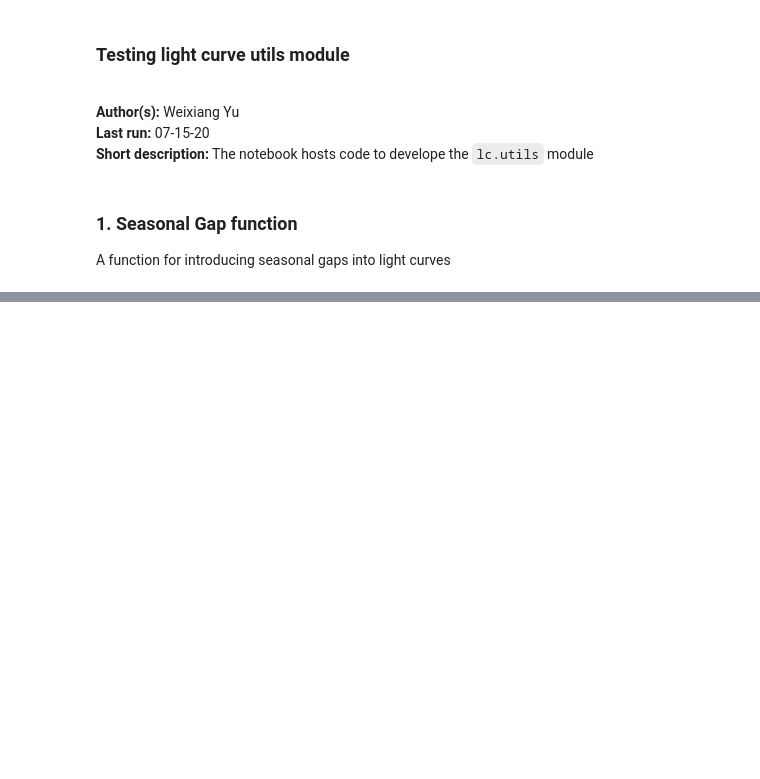
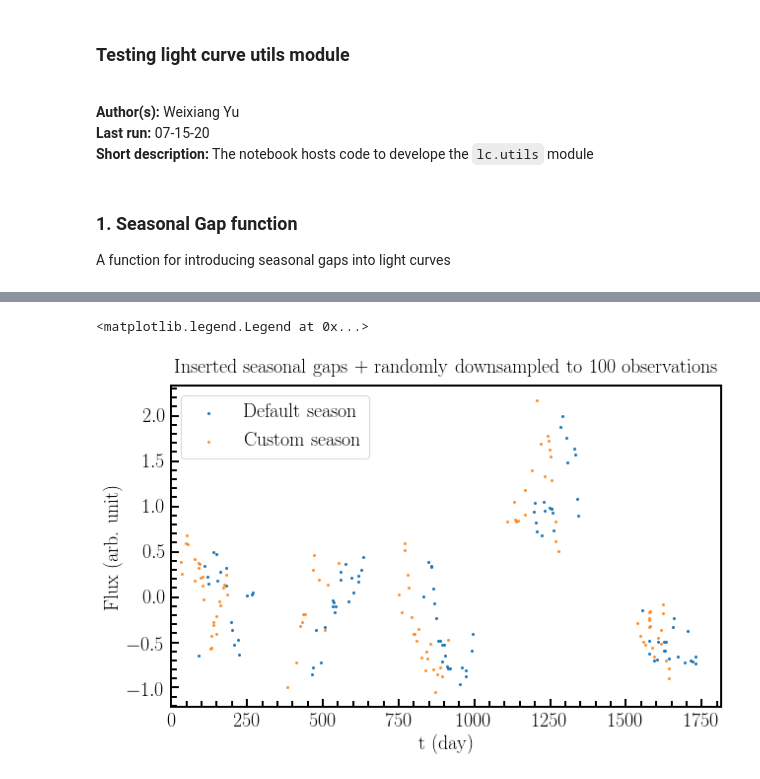
Before and after one commit to ywx649999311/EzTao, a Jupyter notebook: dev/lc/lc_utils.ipynb, the cells around one changed output, grey strips where cells are left out. Saved outputs shown, nothing was run; the diff lists cells and outputs as text; code cells hidden in the pictures; blank space fills up the shorter version.

```diff
--- a/dev/lc/lc_utils.ipynb
+++ b/dev/lc/lc_utils.ipynb
@@ -80,0 +79,41 @@ plt.legend()
+# %%
+def downsample_byN(t, nObs):
+    """Utility function to randomly choose N observation from a given light curves
+
+    Args:
+        t(array_like): Time stamp of observations in the original light curve.
+        N(int): The number of observations in the final light curve.
+
+    Returns:
+        An mask of the original length to select data point.
+    """
+
+    # random choose index
+    idx = np.arange(len(t))
+    mask = np.zeros_like(idx, dtype=np.bool)
+    true_idx = np.random.choice(idx, nObs, replace=False)
+
+    # assign chosen index to 1/True
+    mask[true_idx] = 1
+
+    return mask
+# %%
+# grab t and y, assign to new variable
+t = drw_lc.t
+y = drw_lc.x
+
+# get mask on top of first cut on seasonal gap
+d_mask1 = downsample_byN(drw_lc.t[mask1], 100)
+d_mask2 = downsample_byN(drw_lc.t[mask2], 100)
+
+fig = plt.figure(figsize=(10,6))
+plt.scatter(t[mask1][d_mask1], y[mask1][d_mask1], s=4, label='Default season')
+plt.scatter(t[mask2][d_mask2], y[mask1][d_mask2], s=4, label='Custom season', alpha=0.8)
+plt.xlabel('t (day)')
+plt.ylabel('Flux (arb. unit)')
+plt.xlim(left=0)
+plt.title('Inserted seasonal gaps + randomly downsampled to 100 observations')
+plt.legend()
+# %% [output]
+<matplotlib.legend.Legend at 0x...>
+[figure, added]
```
Also changed, not shown: parts of 6 cells of this notebook.
